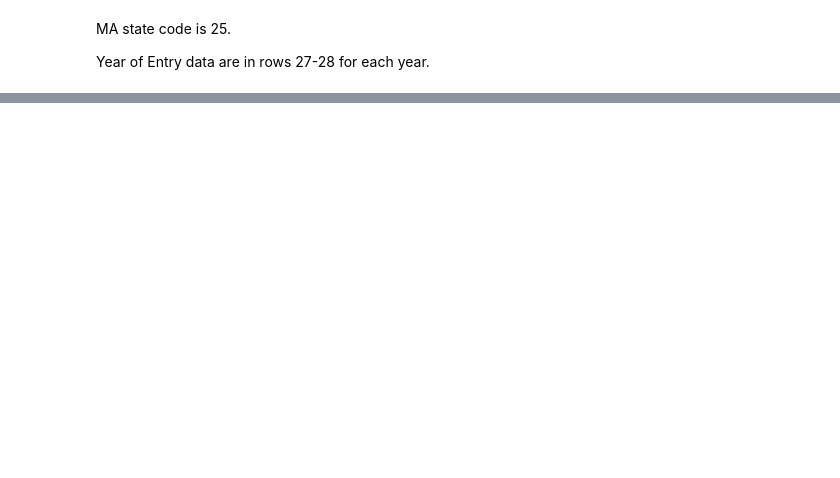
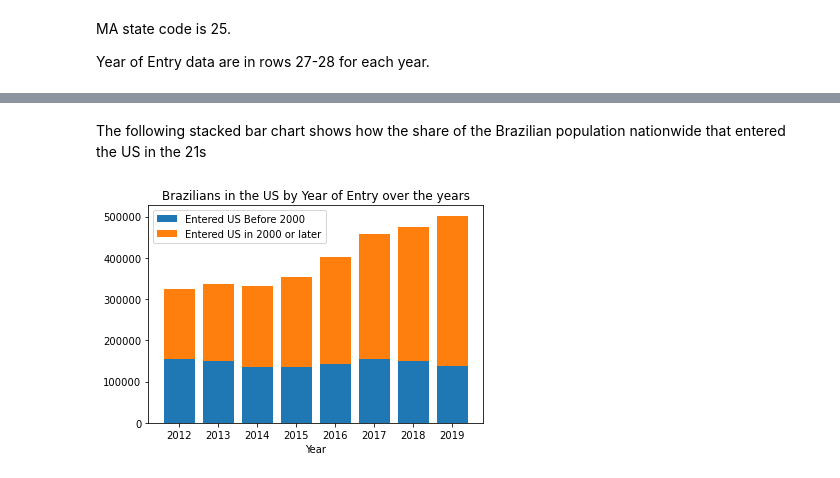
Before and after one commit to BU-Spark/ds-boston-bpda-br-census, a Jupyter notebook: yichuanma95/Year-of-Entry.ipynb, the cells around one changed output, grey strips where cells are left out. Drawn from its saved outputs; the diff is of its cells as text; code cells hidden in the pictures; blank space fills up the shorter version.

```diff
--- a/yichuanma95/Year-of-Entry.ipynb
+++ b/yichuanma95/Year-of-Entry.ipynb
@@ -141,0 +79,14 @@ Population-2019.ipynb YearOfEntry           extract_data
+# %% [markdown]
+The following stacked bar chart shows how the share of the Brazilian population nationwide that entered the US in the 21s
+# %%
+yoe_national_all = np.array(yoe_national_all)
+fig, ax = plt.subplots()
+ax.bar(years, yoe_national_all[:,1], label='Entered US Before 2000')
+ax.bar(years, yoe_national_all[:,2], label='Entered US in 2000 or later', bottom=yoe_national_all[:,1])
+ax.set_xlabel('Year')
+ax.set_title('Brazilians in the US by Year of Entry over the years')
+ax.legend()
+plt.savefig("YearOfEntry/BR_YOE_national_since2012.png")
+plt.show()
+# %% [output]
+[figure, added]
```
Also changed, not shown: parts of 17 cells of this notebook, 4 other files.
